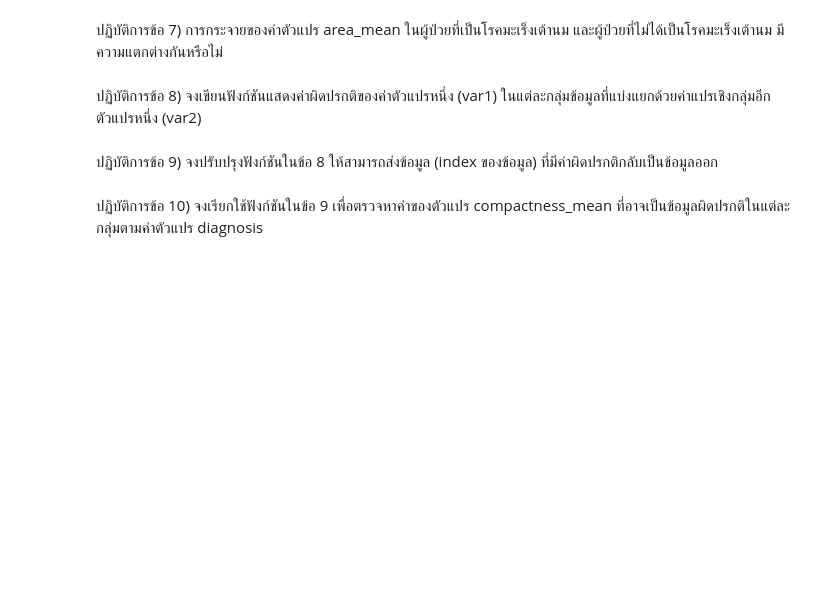
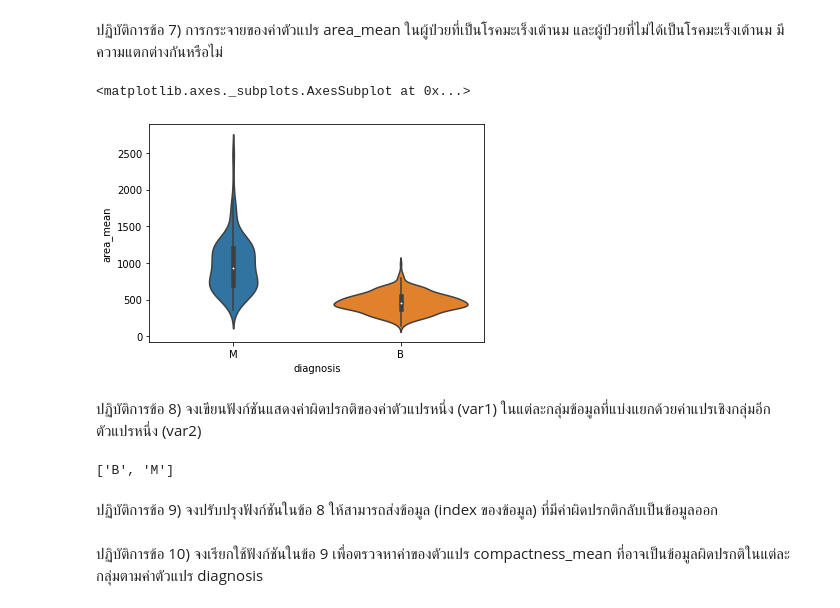
Before and after one commit to tackulus/204426, a Jupyter notebook: Lab_08_610510531.ipynb, the cells around one changed output. Cells and saved outputs as stored; diff of their text form; code cells hidden in the pictures; blank space fills up the shorter version.

```diff
--- a/Lab_08_610510531.ipynb
+++ b/Lab_08_610510531.ipynb
@@ -96,3 +204,10 @@ sns.violinplot(data=df, x="diagnosis",y='radius_mean')
+# %%
+# Answer here!
+# Different Distribution
+sns.violinplot(data=df, x="diagnosis",y='area_mean')
+# %% [output]
+<matplotlib.axes._subplots.AxesSubplot at 0x...>
+[figure, added]
 # %% [markdown]
 ปฏิบัติการข้อ 8) จงเขียนฟังก์ชันแสดงค่าผิดปรกติของค่าตัวแปรหนึ่ง (var1) ในแต่ละกลุ่มข้อมูลที่แบ่งแยกด้วยค่าแปรเชิงกลุ่มอีกตัวแปรหนึ่ง (var2)
 # %%
@@ -104,3 +228,9 @@ def display_outliers(data, var1, var2):
+# %%
+df.groupby("diagnosis")["radius_mean"].mean()
+IQR = df.groupby("diagnosis")["radius_mean"].quantile(0.75) - df.groupby("diagnosis")["radius_mean"].quantile(0.25)
+[i for i in IQR.index]
+# %% [output]
+['B', 'M']
 # %% [markdown]
 ปฏิบัติการข้อ 9) จงปรับปรุงฟังก์ชันในข้อ 8 ให้สามารถส่งข้อมูล (index ของข้อมูล) ที่มีค่าผิดปรกติกลับเป็นข้อมูลออก
 # %%
```
Also changed, not shown: parts of 22 cells of this notebook.
